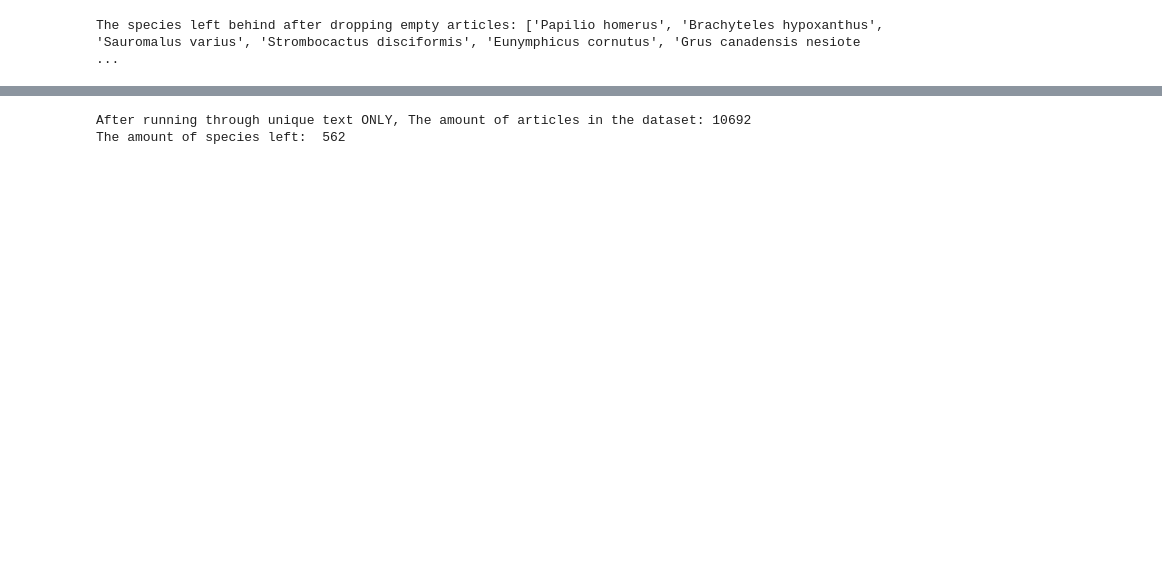
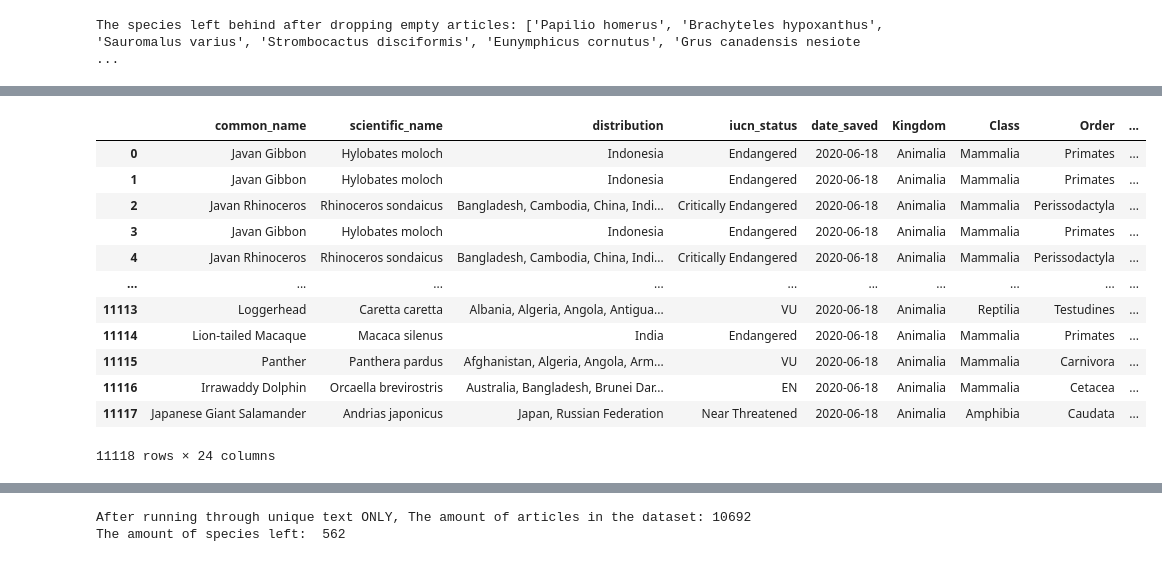
Before and after one commit to redalisa/thesis, a Jupyter notebook: First-data-processing-steps.ipynb, the cells around one changed output, grey strips where cells are left out. Saved outputs shown, nothing was run; the diff lists cells and outputs as text; code cells hidden in the pictures; blank space fills up the shorter version.

```diff
--- a/First-data-processing-steps.ipynb
+++ b/First-data-processing-steps.ipynb
@@ -119,3 +115,18 @@ Try using .loc[row_indexer,col_indexer] = value instead
 
 See the caveats in the documentation: https://pandas.pydata.org/pandas-docs/stable/user_guide/indexing.html#returning-a-view-versus-a-copy
   df_media["date"] = pd.to_datetime(df_media['date'])
+# %%
+df_test = df_full.drop_duplicates(subset=['scientific_name','link'])
+# Transform date column into DateTime
+df_test["date"] = pd.to_datetime(df_test['date'])
+# Sort by oldest to newest
+df_test = df_test.sort_values(by="date")
+# Drop article amt column, unneccessary
+df_test = df_test.drop(columns=['article_amt'])
+# reset index
+df_test.reset_index(drop = True, inplace = True)
+# Remove any rows with blank data for the text column (empty articles)
+df_test = df_test[df_test['text'].notna()]
+
+print("The amount of articles in the dataset:",len(df_test))
+print("The amount of species left: ",df_test['scientific_name'].nunique())
@@ -127,0 +164,22 @@ The species left behind after dropping empty articles: ['Papilio homerus', 'Brac
+# %%
+# Now we need to rejoin the links to the df_media so that articles
+# with mentions of multiple species are listed for all the species they mention
+
+test = pd.merge(df_test, updated_links, on = "link", how = "inner")
+# drop duplicate species link pairs
+test = test.drop_duplicates(subset=['scientific_name','url']).reset_index(drop = True)
+test
+# %% [output]
+|  | common_name | scientific_name | distribution | iucn_status | date_saved | Kingdom | Class | Order | ... |
+| 0 | Javan Gibbon | Hylobates moloch | Indonesia | Endangered | 2020-06-18 | Animalia | Mammalia | Primates | ... |
+| 1 | Javan Gibbon | Hylobates moloch | Indonesia | Endangered | 2020-06-18 | Animalia | Mammalia | Primates | ... |
+| 2 | Javan Rhinoceros | Rhinoceros sondaicus | Bangladesh, Cambodia, China, Indi... | Critically Endangered | 2020-06-18 | Animalia | Mammalia | Perissodactyla | ... |
+| 3 | Javan Gibbon | Hylobates moloch | Indonesia | Endangered | 2020-06-18 | Animalia | Mammalia | Primates | ... |
+| 4 | Javan Rhinoceros | Rhinoceros sondaicus | Bangladesh, Cambodia, China, Indi... | Critically Endangered | 2020-06-18 | Animalia | Mammalia | Perissodactyla | ... |
+| ... | ... | ... | ... | ... | ... | ... | ... | ... | ... |
+| 11113 | Loggerhead | Caretta caretta | Albania, Algeria, Angola, Antigua... | VU | 2020-06-18 | Animalia | Reptilia | Testudines | ... |
+| 11114 | Lion-tailed Macaque | Macaca silenus | India | Endangered | 2020-06-18 | Animalia | Mammalia | Primates | ... |
+| 11115 | Panther | Panthera pardus | Afghanistan, Algeria, Angola, Arm... | VU | 2020-06-18 | Animalia | Mammalia | Carnivora | ... |
+| 11116 | Irrawaddy Dolphin | Orcaella brevirostris | Australia, Bangladesh, Brunei Dar... | EN | 2020-06-18 | Animalia | Mammalia | Cetacea | ... |
+| 11117 | Japanese Giant Salamander | Andrias japonicus | Japan, Russian Federation | Near Threatened | 2020-06-18 | Animalia | Amphibia | Caudata | ... |
+11118 rows × 24 columns
```
Also changed, not shown: parts of 15 cells of this notebook, 5 other files.
